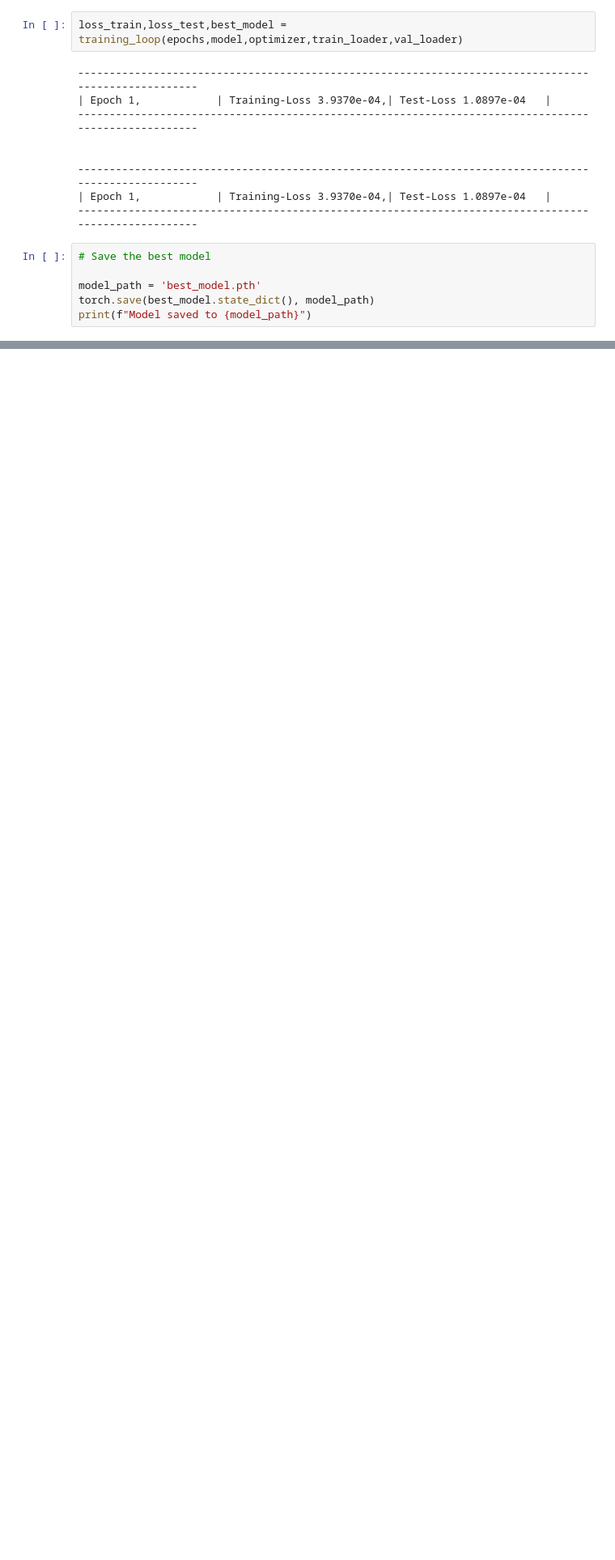
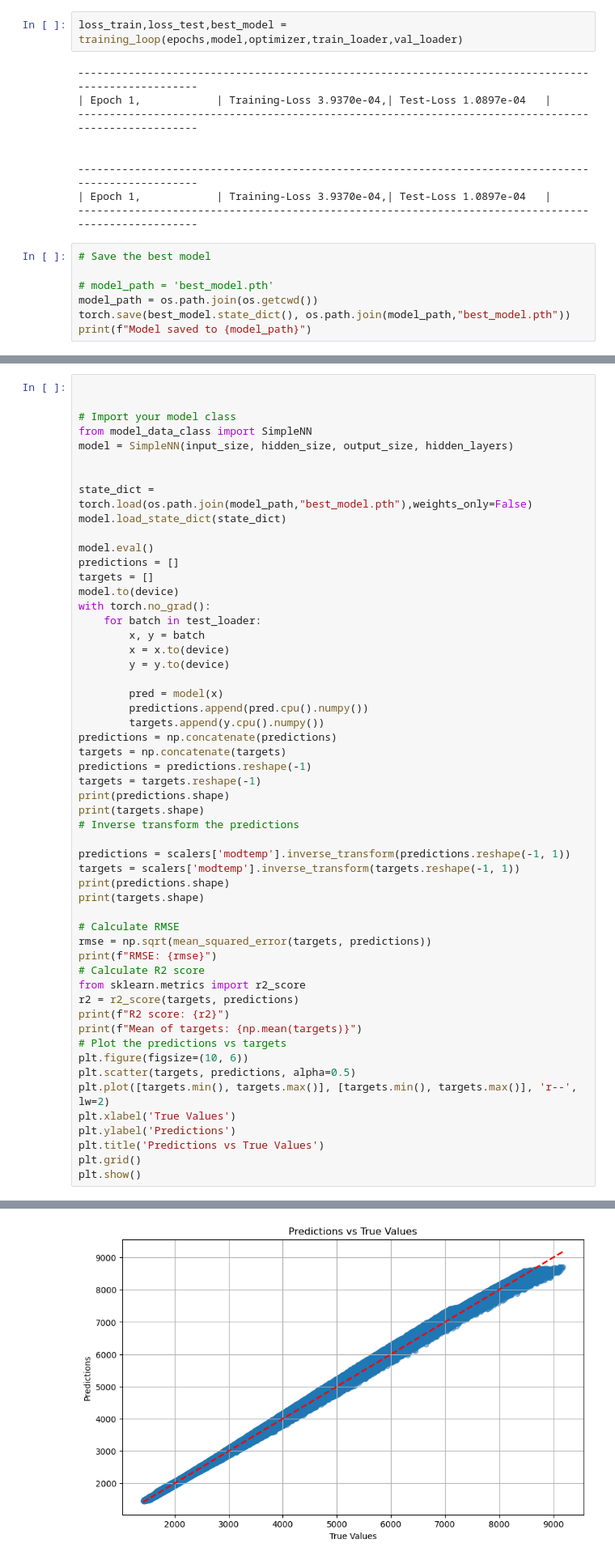
Before and after one commit to radhikrammohan/pinn-pc-1d, a Jupyter notebook: simple-nn/model/model.ipynb, the cells around one changed output, grey strips where cells are left out. Shown at 81% size. Drawn from its saved outputs; the diff is of its cells as text; blank space fills up the shorter version.

Commit message:
new models

```diff
--- a/simple-nn/model/model.ipynb
+++ b/simple-nn/model/model.ipynb
@@ -126,7 +128,8 @@ loss_train,loss_test,best_model = training_loop(epochs,model,optimizer,train_loa
 # %%
 # Save the best model
 
-model_path = 'best_model.pth'
-torch.save(best_model.state_dict(), model_path)
+# model_path = 'best_model.pth'
+model_path = os.path.join(os.getcwd())
+torch.save(best_model.state_dict(), os.path.join(model_path,"best_model.pth"))
 print(f"Model saved to {model_path}")
 # %% [output]
@@ -135,0 +137,55 @@ Model saved to best_model.pth
+# %%
+
+
+# Import your model class
+from model_data_class import SimpleNN
+model = SimpleNN(input_size, hidden_size, output_size, hidden_layers)
+
+
+state_dict = torch.load(os.path.join(model_path,"best_model.pth"),weights_only=False)
+model.load_state_dict(state_dict)
+
+model.eval()
+predictions = []
+targets = []
+model.to(device)
+with torch.no_grad():
+    for batch in test_loader:
+        x, y = batch
+        x = x.to(device)
+        y = y.to(device)
+
+        pred = model(x)
+        predictions.append(pred.cpu().numpy())
+        targets.append(y.cpu().numpy())
+predictions = np.concatenate(predictions)
+targets = np.concatenate(targets)
+predictions = predictions.reshape(-1)
+targets = targets.reshape(-1)
+print(predictions.shape)
+print(targets.shape)
+# Inverse transform the predictions
+
+predictions = scalers['modtemp'].inverse_transform(predictions.reshape(-1, 1))
+targets = scalers['modtemp'].inverse_transform(targets.reshape(-1, 1))
+print(predictions.shape)
+print(targets.shape)
+
+# Calculate RMSE
+rmse = np.sqrt(mean_squared_error(targets, predictions))
+print(f"RMSE: {rmse}")
+# Calculate R2 score
+from sklearn.metrics import r2_score
+r2 = r2_score(targets, predictions)
+print(f"R2 score: {r2}")
+print(f"Mean of targets: {np.mean(targets)}")
+# Plot the predictions vs targets
+plt.figure(figsize=(10, 6))
+plt.scatter(targets, predictions, alpha=0.5)
+plt.plot([targets.min(), targets.max()], [targets.min(), targets.max()], 'r--', lw=2)
+plt.xlabel('True Values')
+plt.ylabel('Predictions')
+plt.title('Predictions vs True Values')
+plt.grid()
+plt.show()
+# %% [output]
@@ -135,0 +199 @@ Model saved to best_model.pth
+[figure, added]
```
Also changed, not shown: parts of 4 cells of this notebook, 3 other files.
